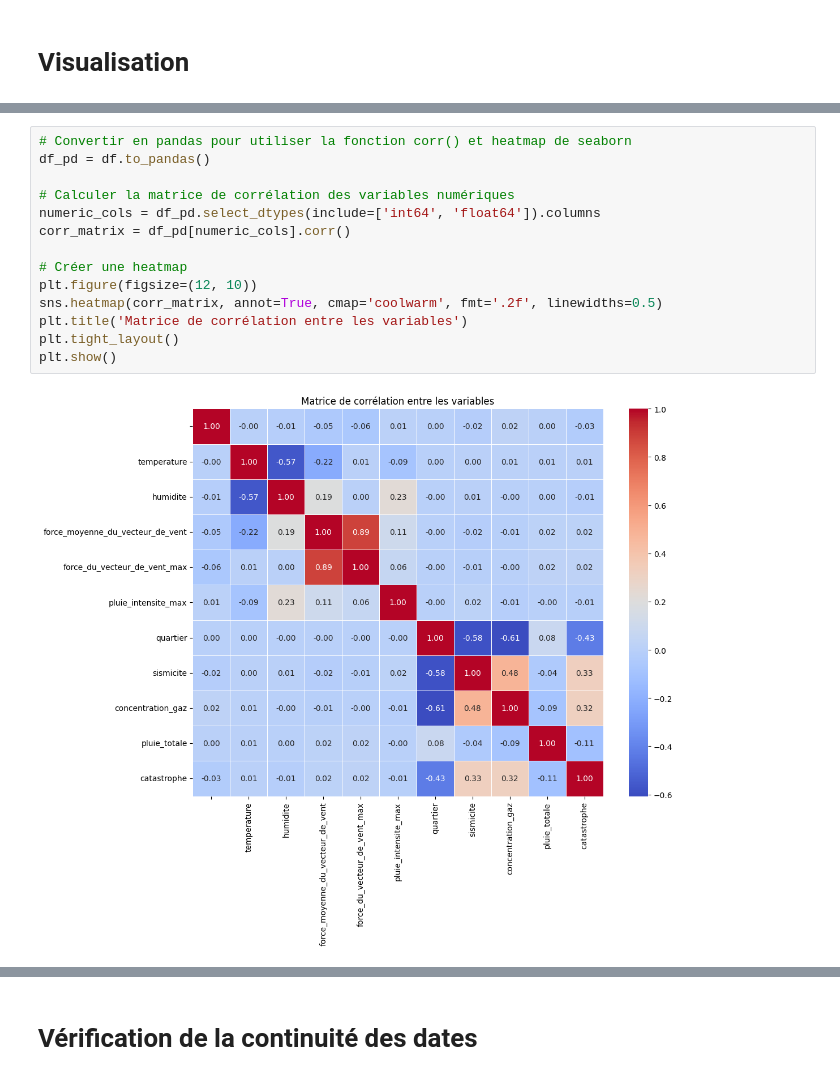
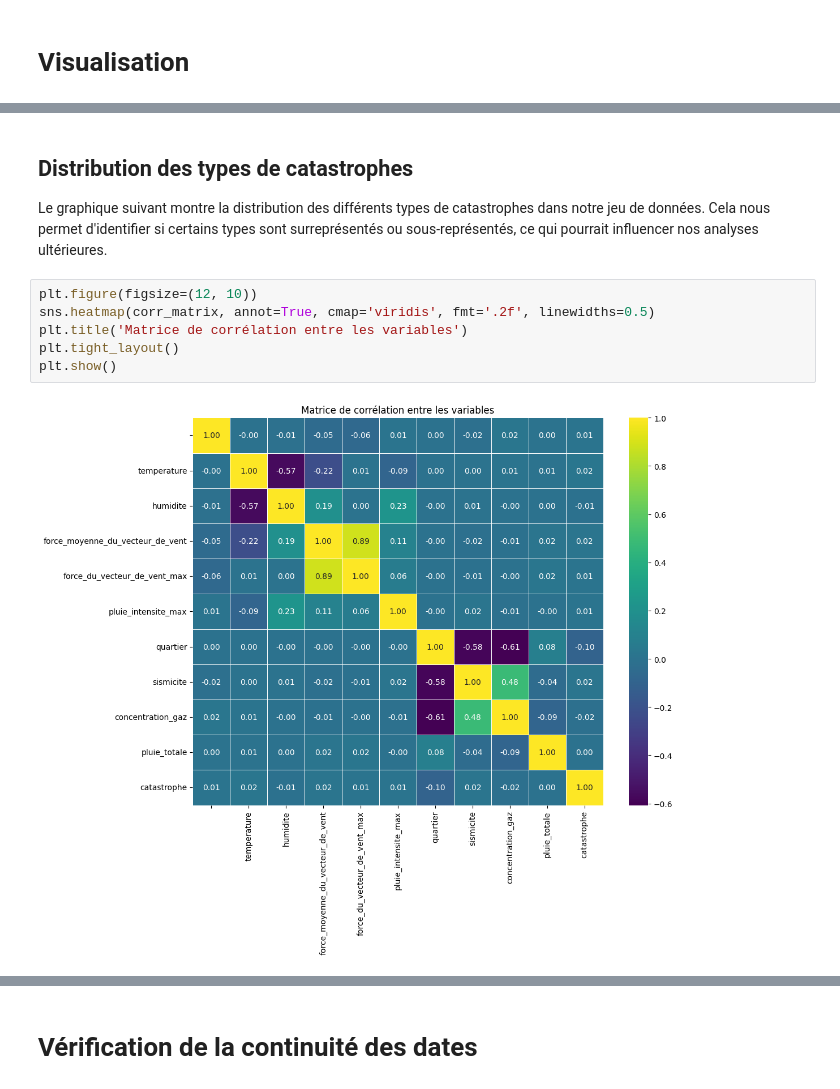
Before and after one commit to Crtnsj/Challenge, a Jupyter notebook: main.ipynb, the cells around one changed output, grey strips where cells are left out. Drawn from its saved outputs; the diff is of its cells as text.

```diff
--- a/main.ipynb
+++ b/main.ipynb
@@ -119,16 +198,12 @@ plt.show()
+# %% [markdown]
+## Distribution des types de catastrophes
+
+Le graphique suivant montre la distribution des différents types de catastrophes dans notre jeu de données. Cela nous permet d'identifier si certains types sont surreprésentés ou sous-représentés, ce qui pourrait influencer nos analyses ultérieures.
 # %%
-# Convertir en pandas pour utiliser la fonction corr() et heatmap de seaborn
-df_pd = df.to_pandas()
-
-# Calculer la matrice de corrélation des variables numériques
-numeric_cols = df_pd.select_dtypes(include=['int64', 'float64']).columns
-corr_matrix = df_pd[numeric_cols].corr()
-
-# Créer une heatmap
 plt.figure(figsize=(12, 10))
-sns.heatmap(corr_matrix, annot=True, cmap='coolwarm', fmt='.2f', linewidths=0.5)
+sns.heatmap(corr_matrix, annot=True, cmap='viridis', fmt='.2f', linewidths=0.5)
 plt.title('Matrice de corrélation entre les variables')
 plt.tight_layout()
 plt.show()
 # %% [output]
-[figure, old version]
+[figure, new version]
```
Also changed, not shown: parts of 36 cells of this notebook, 1 other file.
